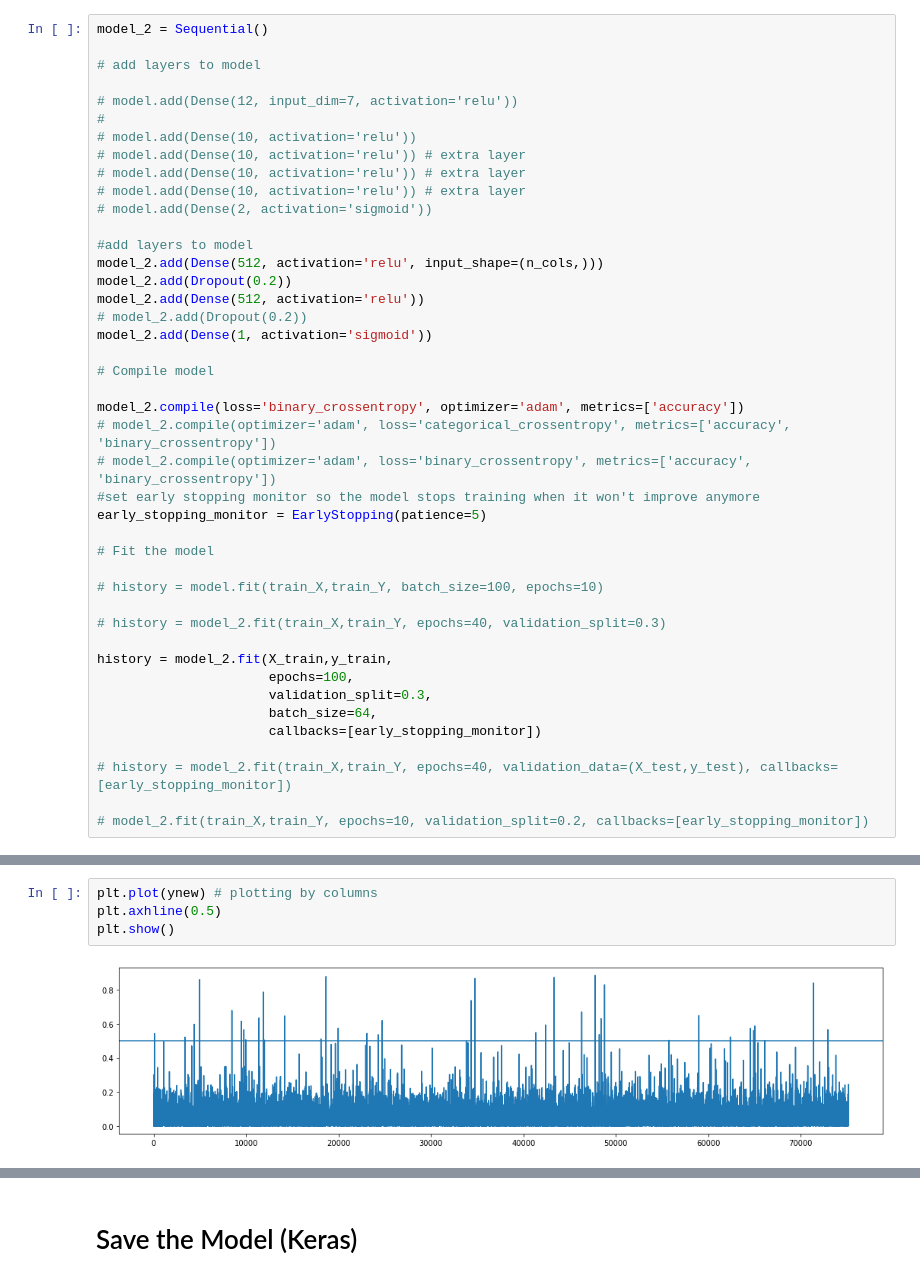
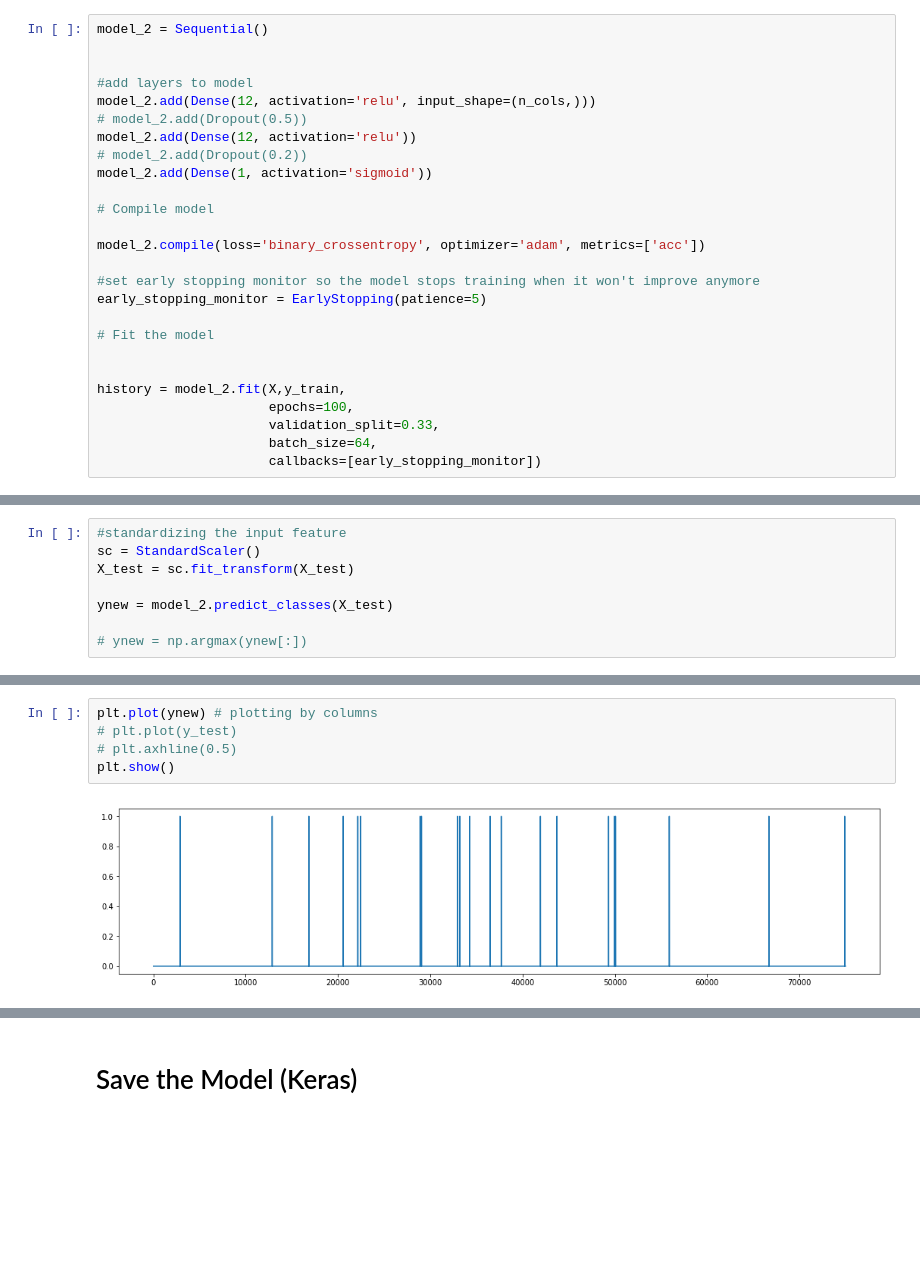
Before and after one commit to francovm/SSE, a Jupyter notebook: notebooks/04-Test-NN.ipynb, the cells around one changed output, grey strips where cells are left out. Drawn from its saved outputs; the diff is of its cells as text; blank space fills up the shorter version.

```diff
--- a/notebooks/04-Test-NN.ipynb
+++ b/notebooks/04-Test-NN.ipynb
@@ -67,44 +82,27 @@ y_train.shape
 # %%
 model_2 = Sequential()
 
-# add layers to model
-
-# model.add(Dense(12, input_dim=7, activation='relu'))
-#
-# model.add(Dense(10, activation='relu'))
-# model.add(Dense(10, activation='relu')) # extra layer
-# model.add(Dense(10, activation='relu')) # extra layer
-# model.add(Dense(10, activation='relu')) # extra layer
-# model.add(Dense(2, activation='sigmoid'))
 
 #add layers to model
-model_2.add(Dense(512, activation='relu', input_shape=(n_cols,)))
-model_2.add(Dropout(0.2))
-model_2.add(Dense(512, activation='relu'))
+model_2.add(Dense(12, activation='relu', input_shape=(n_cols,)))
+# model_2.add(Dropout(0.5))
+model_2.add(Dense(12, activation='relu'))
 # model_2.add(Dropout(0.2))
 model_2.add(Dense(1, activation='sigmoid'))
 
 # Compile model
 
-model_2.compile(loss='binary_crossentropy', optimizer='adam', metrics=['accuracy'])
-# model_2.compile(optimizer='adam', loss='categorical_crossentropy', metrics=['accuracy', 'binary_crossentropy'])
-# model_2.compile(optimizer='adam', loss='binary_crossentropy', metrics=['accuracy', 'binary_crossentropy'])
+model_2.compile(loss='binary_crossentropy', optimizer='adam', metrics=['acc'])
+
 #set early stopping monitor so the model stops training when it won't improve anymore
 early_stopping_monitor = EarlyStopping(patience=5)
 
 # Fit the model
 
-# history = model.fit(train_X,train_Y, batch_size=100, epochs=10)
 
-# history = model_2.fit(train_X,train_Y, epochs=40, validation_split=0.3)
-
-history = model_2.fit(X_train,y_train,
+history = model_2.fit(X,y_train,
                       epochs=100,
-                      validation_split=0.3,
+                      validation_split=0.33,
                       batch_size=64,
                       callbacks=[early_stopping_monitor])
-
-# history = model_2.fit(train_X,train_Y, epochs=40, validation_data=(X_test,y_test), callbacks=[early_stopping_monitor])
-
-# model_2.fit(train_X,train_Y, epochs=10, validation_split=0.2, callbacks=[early_stopping_monitor])
 # %% [output]
@@ -205,3 +178,11 @@ ynew.shape
+# %%
+#standardizing the input feature
+sc = StandardScaler()
+X_test = sc.fit_transform(X_test)
+
+ynew = model_2.predict_classes(X_test)
+
+# ynew = np.argmax(ynew[:])
 # %%
 ynew
 # %% [output]
@@ -215,6 +196,7 @@ array([[1.93447143e-01],
 # %%
 plt.plot(ynew) # plotting by columns
-plt.axhline(0.5)
+# plt.plot(y_test)
+# plt.axhline(0.5)
 plt.show()
 # %% [output]
-[figure, old version]
+[figure, new version]
```
Also changed, not shown: parts of 21 cells of this notebook, 8 other files.
